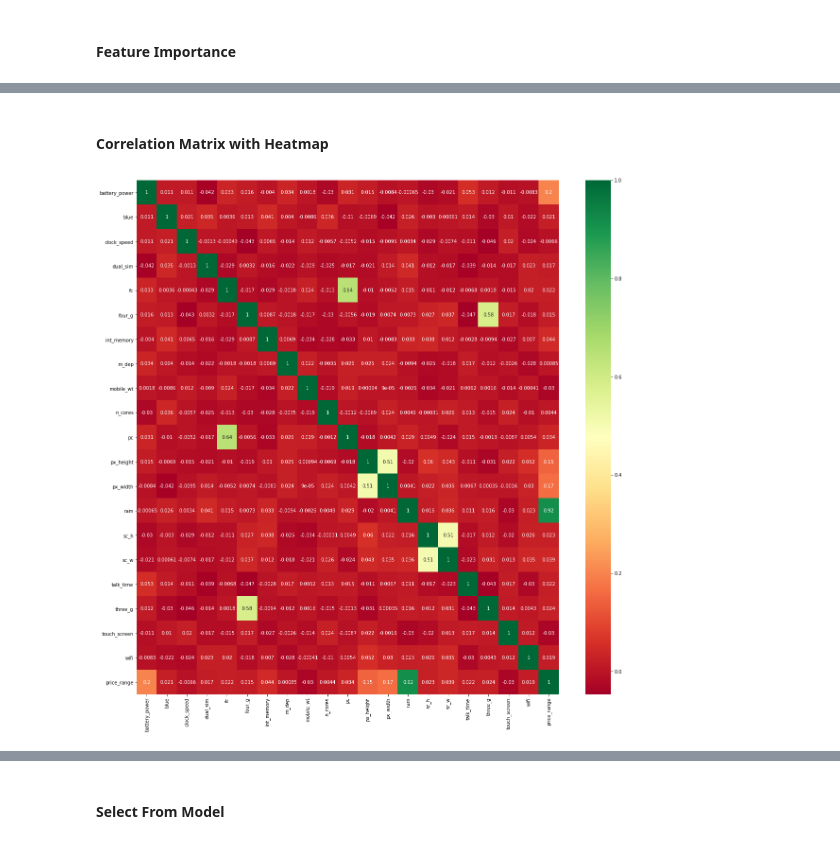
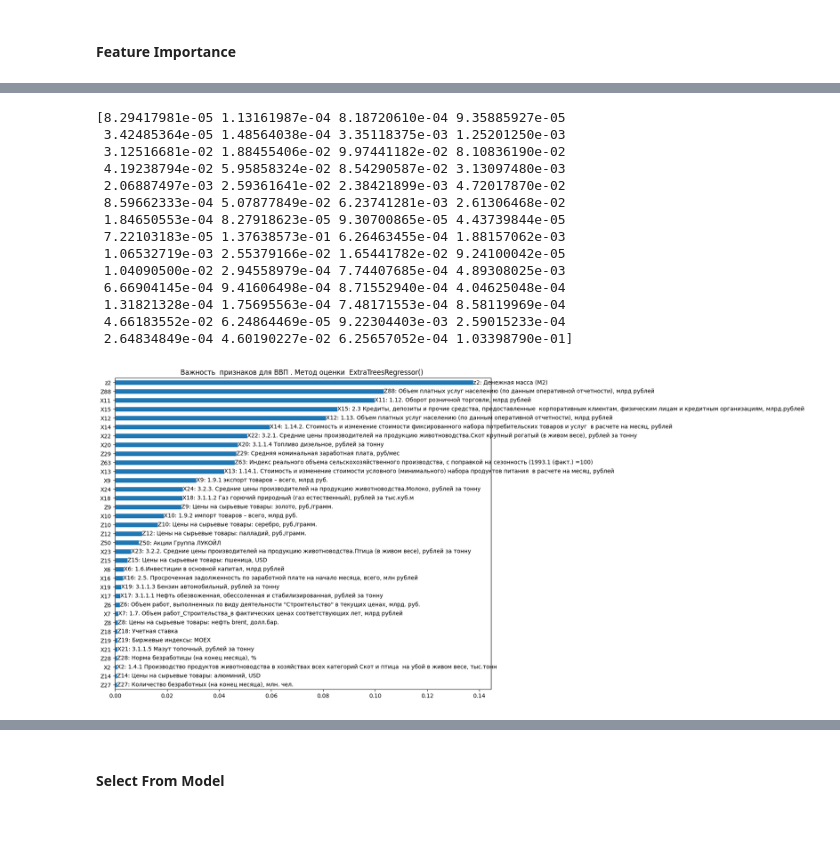
Before and after one commit to ras-internship/colabs, a Jupyter notebook: "Анализ_и_отбор_параметров_Feature_Selection_ipynb".ipynb, the cells around one changed output, grey strips where cells are left out. Drawn from its saved outputs; the diff is of its cells as text; code cells hidden in the pictures.

```diff
--- a/"Анализ_и_отбор_параметров_Feature_Selection_ipynb".ipynb
+++ b/"Анализ_и_отбор_параметров_Feature_Selection_ipynb".ipynb
@@ -133,0 +116,8 @@ print(featureScores.nlargest(10,'Score'))  #print 10 best features
+# %%
+# Для ВВП
+X1 = data.iloc[:,1:]  # Входящие  данные для ВВП
+y1 = data.iloc[:,0]    # Целевой столбец 1  ВВП
+
+# Для инфляции
+X2 = data.iloc[:, [i for i in range(data.shape[1]) if i != 1]]  # Входящие данные для ВВП, исключая второй столбец
+y2 = data.iloc[:,1]    # Целевой столбец 2 Инфляция
@@ -153,12 +128,41 @@ plt.show()
-# %% [markdown]
-#### Correlation Matrix with Heatmap
-# %%
-import seaborn as sns
-#get correlations of each features in dataset
-corrmat = data.corr()
-top_corr_features = corrmat.index
-plt.figure(figsize=(20,20))
-#plot heat map
-g=sns.heatmap(data[top_corr_features].corr(),annot=True,cmap="RdYlGn")
-# %% [output]
-[figure, removed]
+# %%
+from sklearn.ensemble import ExtraTreesRegressor
+
+model = ExtraTreesRegressor()
+model.fit(X1, y1)
+print(model.feature_importances_)
+
+# Дополнительно: визуализация важности признаков
+import matplotlib.pyplot as plt
+
+plt.figure(figsize=(12, 10))  # Увеличение размера графика
+feat_importances = pd.Series(model.feature_importances_, index=X1.columns)
+feat_importances.nlargest(35).plot(kind='barh')
+
+# Развернуть график и добавить текст описания параметра
+plt.gca().invert_yaxis()
+plt.title('Важность  признаков для ВВП . Метод оценки  ExtraTreesRegressor() ')  # Добавление названия диаграммы
+
+# Добавление текста описания параметра из словаря по ключу кода параметра
+for i, (importance, col) in enumerate(zip(feat_importances.nlargest(35), feat_importances.nlargest(35).index)):
+    description = columns_with_description.get(col, "Описание не найдено")
+    plt.text(importance, i, f"{col}: {description}", va='center')
+
+
+plt.show()
+# %% [output]
+[8.29417981e-05 1.13161987e-04 8.18720610e-04 9.35885927e-05
+ 3.42485364e-05 1.48564038e-04 3.35118375e-03 1.25201250e-03
+ 3.12516681e-02 1.88455406e-02 9.97441182e-02 8.10836190e-02
+ 4.19238794e-02 5.95858324e-02 8.54290587e-02 3.13097480e-03
+ 2.06887497e-03 2.59361641e-02 2.38421899e-03 4.72017870e-02
+ 8.59662333e-04 5.07877849e-02 6.23741281e-03 2.61306468e-02
+ 1.84650553e-04 8.27918623e-05 9.30700865e-05 4.43739844e-05
+ 7.22103183e-05 1.37638573e-01 6.26463455e-04 1.88157062e-03
+ 1.06532719e-03 2.55379166e-02 1.65441782e-02 9.24100042e-05
+ 1.04090500e-02 2.94558979e-04 7.74407685e-04 4.89308025e-03
+ 6.66904145e-04 9.41606498e-04 8.71552940e-04 4.04625048e-04
+ 1.31821328e-04 1.75695563e-04 7.48171553e-04 8.58119969e-04
+ 4.66183552e-02 6.24864469e-05 9.22304403e-03 2.59015233e-04
+ 2.64834849e-04 4.60190227e-02 6.25657052e-04 1.03398790e-01]
+[figure, added]
```
Also changed, not shown: parts of 10 cells of this notebook.
